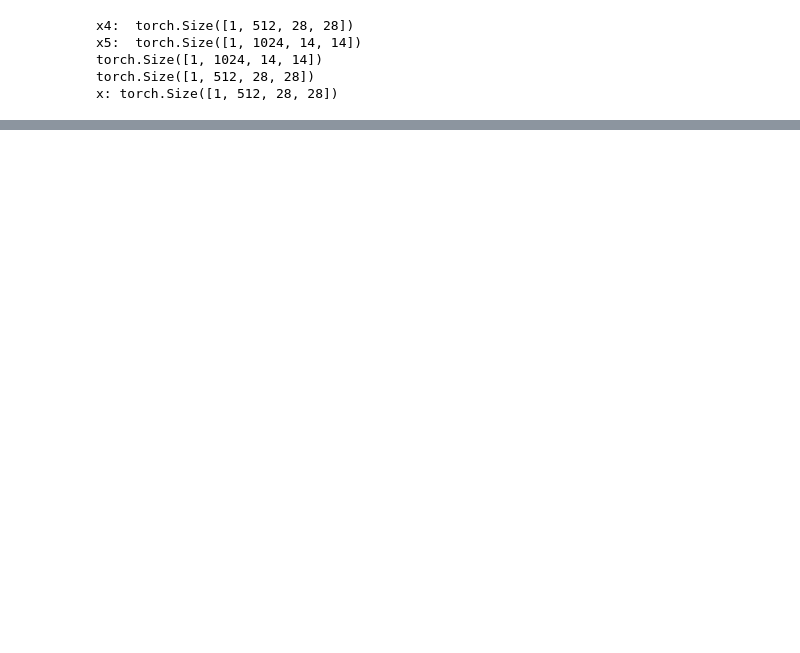
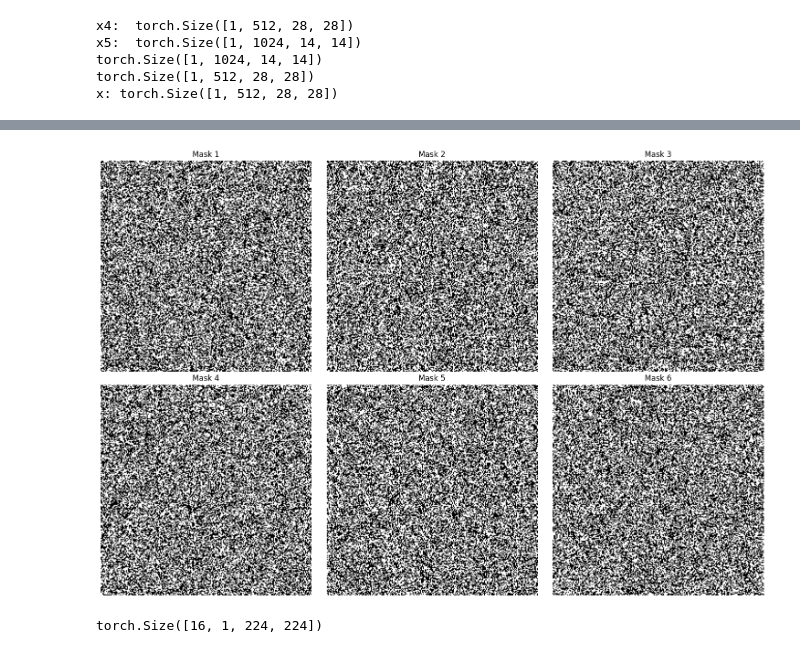
Before and after one commit to iPersian/ComputerVision, a Jupyter notebook: notebook.ipynb, the cells around one changed output, grey strips where cells are left out. Drawn from its saved outputs; the diff is of its cells as text; code cells hidden in the pictures; blank space fills up the shorter version.

```diff
--- a/notebook.ipynb
+++ b/notebook.ipynb
@@ -353,0 +487,39 @@ x: torch.Size([1, 512, 28, 28])
+# %%
+import torch
+import matplotlib.pyplot as plt
+
+# Assuming you have a tensor named 'mask' with shape [6, 1, 224, 224]
+mask = torch.randn(6, 1, 224, 224) > 0  # Create a random binary mask for demonstration
+
+# Create a figure with subplots
+fig, axes = plt.subplots(2, 3, figsize=(15, 10))
+axes = axes.flatten()
+
+# Display each mask in the batch
+for i in range(6):
+    axes[i].imshow(mask[i, 0].numpy(), cmap='gray')
+    axes[i].set_title(f'Mask {i+1}')
+    axes[i].axis('off')
+
+plt.tight_layout()
+plt.show()
+# %% [output]
+[figure, added]
+# %%
+class TestCustomUNet(nn.Module):
+    def __init__(self):
+        super(TestCustomUNet, self).__init__()
+        self.up = Upward()
+        self.down = Downward()
+
+    def forward(self, x):
+        x = self.down(x)
+        x = self.up(x, self.down.features)
+        return x
+
+c = TestCustomUNet()
+tst = torch.randn(16, 1, 224, 224)
+y  = c(tst)
+print(y.shape)
+# %% [output]
+torch.Size([16, 1, 224, 224])
```
Also changed, not shown: parts of 13 cells of this notebook, 1 other file.
